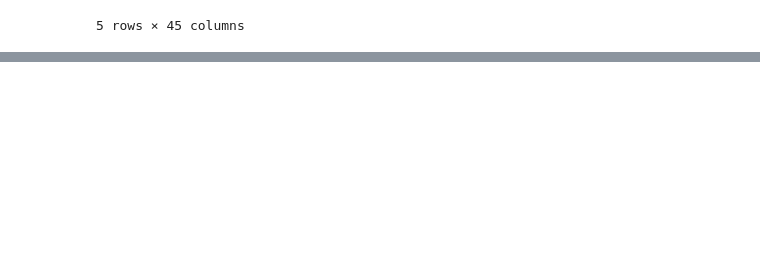
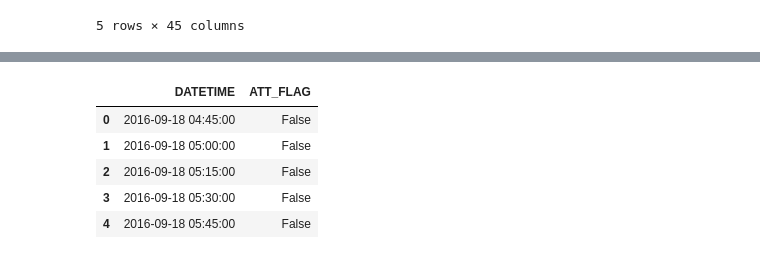
Before and after one commit to nosyarlin/Cyber-Attack-Prediction, a Jupyter notebook: END python.ipynb, the cells around one changed output, grey strips where cells are left out. Saved outputs shown, nothing was run; the diff lists cells and outputs as text; code cells hidden in the pictures; blank space fills up the shorter version.

Commit message:
add fluc, ma and above to python END

```diff
--- a/END python.ipynb
+++ b/END python.ipynb
@@ -20,5 +53,5 @@ train2.head()
 # %%
-# Calculate p-value for every obs
+# Function to calculate p-value for every obs
 def make_p_values(data, means, stds):
     """
     Calculate p-value for all obs for all numeric
@@ -31,7 +64,7 @@ def make_p_values(data, means, stds):
 
         # Calculate p-values
         data[new_col] = data[col].apply(stats.norm.cdf,
-                                        args=(means[col], std[col]))
+                                        args=(means[col], stds[col]))
 
         # Make values between 0 and 0.5
         data[new_col] = np.where(data[new_col] <= 0.5, data[new_col], 1 - data[new_col])
@@ -65,0 +194,32 @@ out["ATT_FLAG"] = np.where(test["votes"] >= min_vote, 1, 0)
+# %%
+# Grid Search for best p-value threshold, decay rate and min_vote
+bestF1 = 0
+bestP = 0
+bestAlpha = 0
+bestMinVotes = 0
+y_true = train2.ATT_FLAG
+
+for iteration in log_progress(range(40), every=1):
+    p = 0.005 + iteration*0.0005
+    create_votes(train2, train_p_cols, p)
+
+    for alpha in frange(0.9, 1.0, 0.002):
+        train2_scores = create_scores(train2, alpha)
+
+        for min_votes in range(75, 115):
+            train2_out = create_ATT_FLAG(train2, train2_scores, min_votes)
+
+            # Calculate F score in train2
+            y_pred = train2_out.ATT_FLAG == 1
+            f1 = f1_score(y_true, y_pred)
+
+            if f1 > bestF1:
+                bestF1 = f1
+                bestP = p
+                bestAlpha = alpha
+                bestMinVotes = min_votes
+
+print(bestF1, bestP, bestAlpha, bestMinVotes)
+# 0.7352320675105484 0.015 0.9700000000000004 94 with fluc (0.015 P was my lower bound)
+# 0.7512520868113522 0.012 0.9550000000000002 96 with fluc and ma (0.012 P was my lower bound)
+# 0.7804999999999999 0.006 0.9700000000000001 99 with fluc, ma and above (0.005 P was my lower bound)
@@ -81,0 +252,10 @@ plt.show()
+# %%
+test_out["ATT_FLAG"] = test_out["ATT_FLAG"].astype('bool')
+test_out.head()
+# %% [output]
+|  | DATETIME | ATT_FLAG |
+| 0 | 2016-09-18 04:45:00 | False |
+| 1 | 2016-09-18 05:00:00 | False |
+| 2 | 2016-09-18 05:15:00 | False |
+| 3 | 2016-09-18 05:30:00 | False |
+| 4 | 2016-09-18 05:45:00 | False |
```
Also changed, not shown: parts of 16 cells of this notebook, 2 other files.
